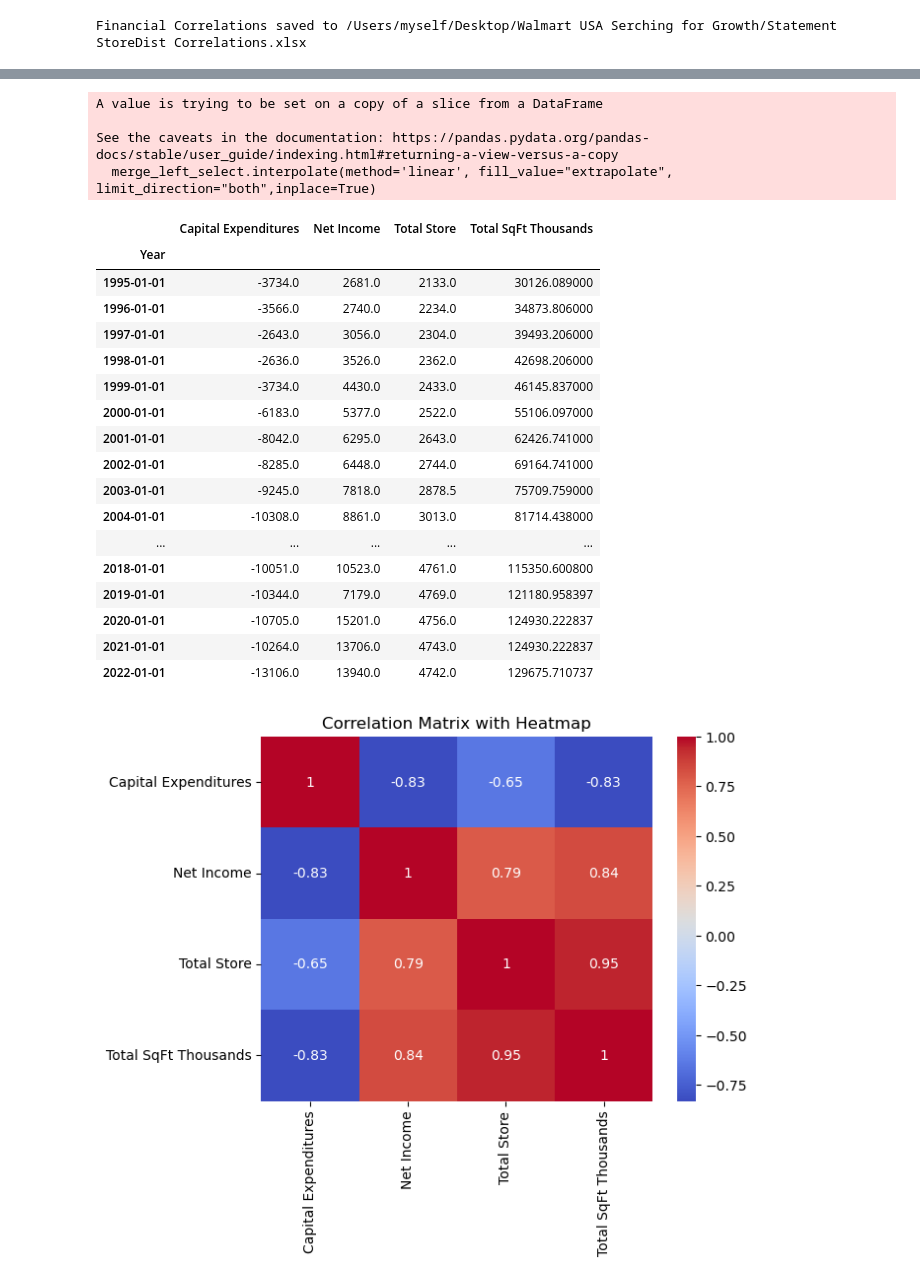
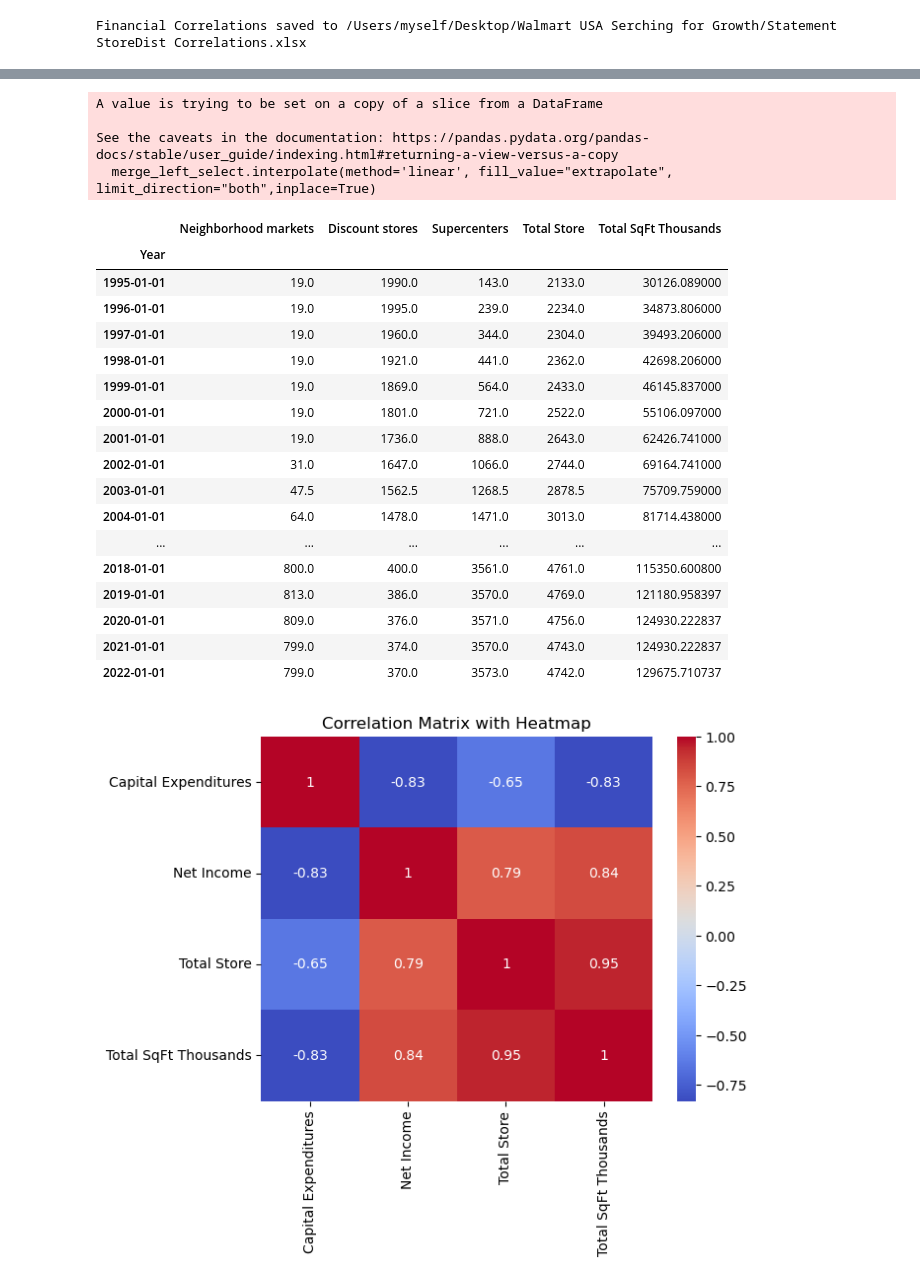
Before and after one commit to msinmalk/neighbourhood-market-expansion, a Jupyter notebook: CapExCosting.ipynb, the cells around one changed output, grey strips where cells are left out. Drawn from its saved outputs; the diff is of its cells as text; code cells hidden in the pictures.

```diff
--- a/CapExCosting.ipynb
+++ b/CapExCosting.ipynb
@@ -234,52 +215,54 @@ plt.show()
 # %%
 import pandas as pd
 import numpy as np
 from statsmodels.stats.outliers_influence import variance_inflation_factor
 
 # Assuming 'data' is your DataFrame
 # Convert all columns to numeric, setting errors='coerce' will convert non-convertible types to NaN
 
 
-merge_inner_numeric = merge_data_inner.apply(pd.to_numeric, errors='coerce')
+
 merge_left_numeric = merge_data_left.apply(pd.to_numeric, errors='coerce')
 
-merge_left_numeric.index = pd.to_datetime(merge_left_select.index, format='%Y', errors='coerce')
+merge_left_numeric.index = pd.to_datetime(merge_left_numeric.index, format='%Y', errors='coerce')
 merge_left_numeric.interpolate(method='linear', fill_value="extrapolate", limit_direction="both",inplace=True)
 merge_left_numeric.isna().any(axis='columns')
 
 
 # merge_inner_select = merge_inner_numeric[['Capital Expenditures', 'Net Income', 'Total Store', 'Total SqFt Thousands']]
 merge_left_select = merge_left_numeric[['Capital Expenditures', 'Net Income', 'Total Store', 'Total SqFt Thousands']]
+full_store_dist = merge_left_numeric[['Neighborhood markets', 'Discount stores', 'Supercenters', 'Total Store', 'Total SqFt Thousands']]
 
 merge_left_select.index = pd.to_datetime(merge_left_select.index, format='%Y', errors='coerce')
 merge_left_select.interpolate(method='linear', fill_value="extrapolate", limit_direction="both",inplace=True)
 merge_left_select.isna().any(axis='columns')
 
 # Check your data
 merge_left_select
+full_store_dist
 # %% [output]
 A value is trying to be set on a copy of a slice from a DataFrame
 
 See the caveats in the documentation: https://pandas.pydata.org/pandas-docs/stable/user_guide/indexing.html#returning-a-view-versus-a-copy
   merge_left_select.interpolate(method='linear', fill_value="extrapolate", limit_direction="both",inplace=True)
-|  | Capital Expenditures | Net Income | Total Store | Total SqFt Thousands |
-| Year |  |  |  |  |
-| 1995-01-01 | -3734.0 | 2681.0 | 2133.0 | 30126.089000 |
-| 1996-01-01 | -3566.0 | 2740.0 | 2234.0 | 34873.806000 |
-| 1997-01-01 | -2643.0 | 3056.0 | 2304.0 | 39493.206000 |
-| 1998-01-01 | -2636.0 | 3526.0 | 2362.0 | 42698.206000 |
-| 1999-01-01 | -3734.0 | 4430.0 | 2433.0 | 46145.837000 |
-| 2000-01-01 | -6183.0 | 5377.0 | 2522.0 | 55106.097000 |
-| 2001-01-01 | -8042.0 | 6295.0 | 2643.0 | 62426.741000 |
-| 2002-01-01 | -8285.0 | 6448.0 | 2744.0 | 69164.741000 |
-| 2003-01-01 | -9245.0 | 7818.0 | 2878.5 | 75709.759000 |
-| 2004-01-01 | -10308.0 | 8861.0 | 3013.0 | 81714.438000 |
-| ... | ... | ... | ... | ... |
-| 2018-01-01 | -10051.0 | 10523.0 | 4761.0 | 115350.600800 |
-| 2019-01-01 | -10344.0 | 7179.0 | 4769.0 | 121180.958397 |
-| 2020-01-01 | -10705.0 | 15201.0 | 4756.0 | 124930.222837 |
-| 2021-01-01 | -10264.0 | 13706.0 | 4743.0 | 124930.222837 |
-| 2022-01-01 | -13106.0 | 13940.0 | 4742.0 | 129675.710737 |
+|  | Neighborhood markets | Discount stores | Supercenters | Total Store | Total SqFt Thousands |
+| Year |  |  |  |  |  |
+| 1995-01-01 | 19.0 | 1990.0 | 143.0 | 2133.0 | 30126.089000 |
+| 1996-01-01 | 19.0 | 1995.0 | 239.0 | 2234.0 | 34873.806000 |
+| 1997-01-01 | 19.0 | 1960.0 | 344.0 | 2304.0 | 39493.206000 |
+| 1998-01-01 | 19.0 | 1921.0 | 441.0 | 2362.0 | 42698.206000 |
+| 1999-01-01 | 19.0 | 1869.0 | 564.0 | 2433.0 | 46145.837000 |
+| 2000-01-01 | 19.0 | 1801.0 | 721.0 | 2522.0 | 55106.097000 |
+| 2001-01-01 | 19.0 | 1736.0 | 888.0 | 2643.0 | 62426.741000 |
+| 2002-01-01 | 31.0 | 1647.0 | 1066.0 | 2744.0 | 69164.741000 |
+| 2003-01-01 | 47.5 | 1562.5 | 1268.5 | 2878.5 | 75709.759000 |
+| 2004-01-01 | 64.0 | 1478.0 | 1471.0 | 3013.0 | 81714.438000 |
+| ... | ... | ... | ... | ... | ... |
+| 2018-01-01 | 800.0 | 400.0 | 3561.0 | 4761.0 | 115350.600800 |
+| 2019-01-01 | 813.0 | 386.0 | 3570.0 | 4769.0 | 121180.958397 |
+| 2020-01-01 | 809.0 | 376.0 | 3571.0 | 4756.0 | 124930.222837 |
+| 2021-01-01 | 799.0 | 374.0 | 3570.0 | 4743.0 | 124930.222837 |
+| 2022-01-01 | 799.0 | 370.0 | 3573.0 | 4742.0 | 129675.710737 |
 # %%
 import seaborn as sns
 import matplotlib.pyplot as plt
```
Also changed, not shown: parts of 9 cells of this notebook, 6 other files.
